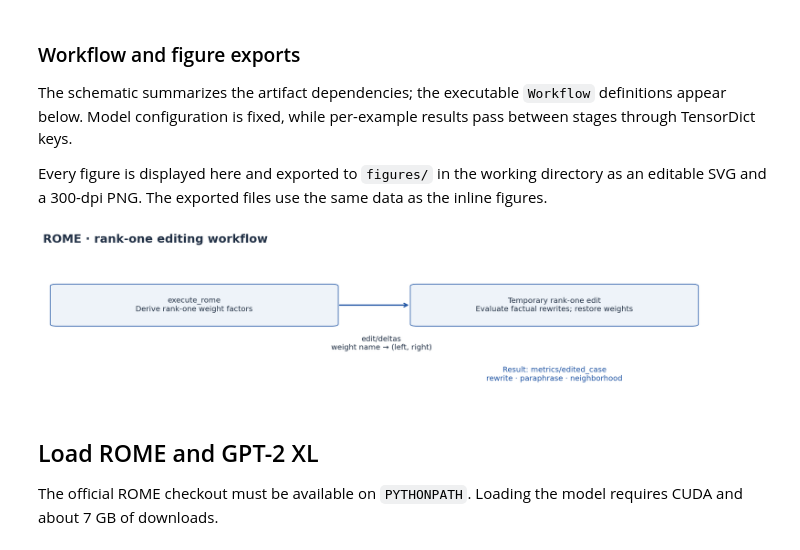
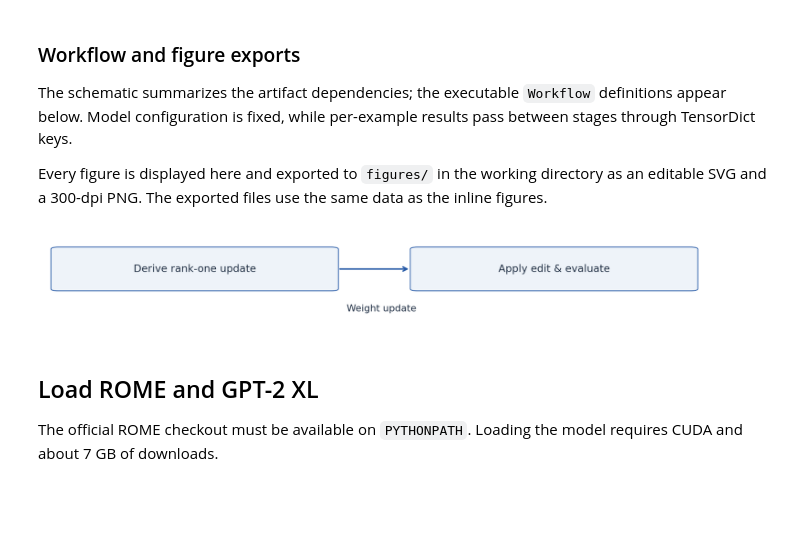
Before and after one commit to Xmaster6y/tdhook, a Jupyter notebook: docs/source/notebooks/tutorials/rome-research-reproduction.ipynb, the cells around one changed output. Saved outputs shown, nothing was run; the diff lists cells and outputs as text; code cells hidden in the pictures; blank space fills up the shorter version.

```diff
--- a/docs/source/notebooks/tutorials/rome-research-reproduction.ipynb
+++ b/docs/source/notebooks/tutorials/rome-research-reproduction.ipynb
@@ -50,17 +50,10 @@ from notebook_figures import STYLE, BLUE, ORANGE, TEAL, finish_figure, workflow_
 plt.rcParams.update(STYLE)
 # %%
 workflow_figure(
-    "ROME · rank-one editing workflow",
-    [
-        "execute_rome\nDerive rank-one weight factors",
-        "Temporary rank-one edit\nEvaluate factual rewrites; restore weights",
-    ],
-    ["edit/deltas\nweight name → (left, right)"],
-    "rome-research-reproduction-workflow",
-    result="Result: metrics/edited_case\nrewrite · paraphrase · neighborhood",
+    ["Derive rank-one update", "Apply edit & evaluate"], ["Weight update"], "rome-research-reproduction-workflow"
 );
 # %% [output]
-[figure, old version]
+[figure, new version]
 # %%
 if notebook_dir is None:
     raise FileNotFoundError(f"Could not locate {notebook_relative_dir}")
```
Also changed, not shown: 4 other files.
